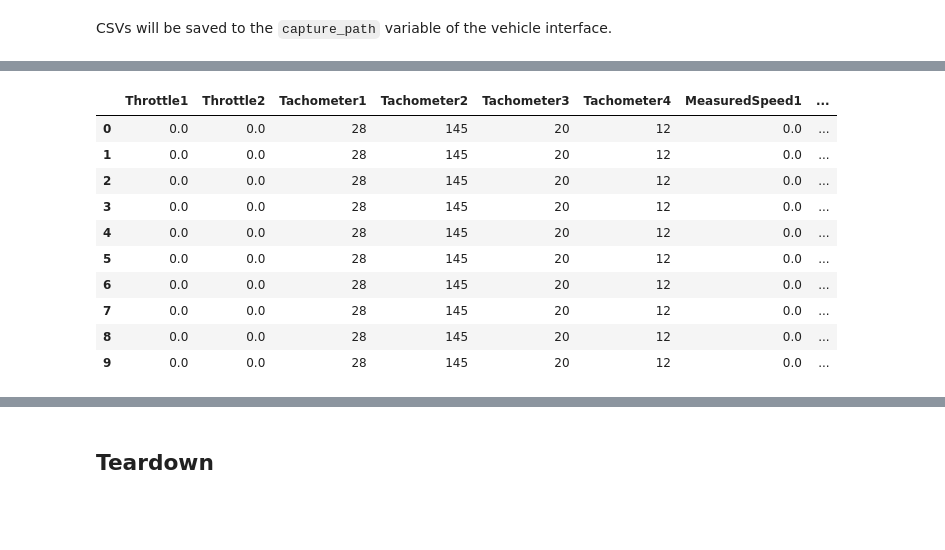
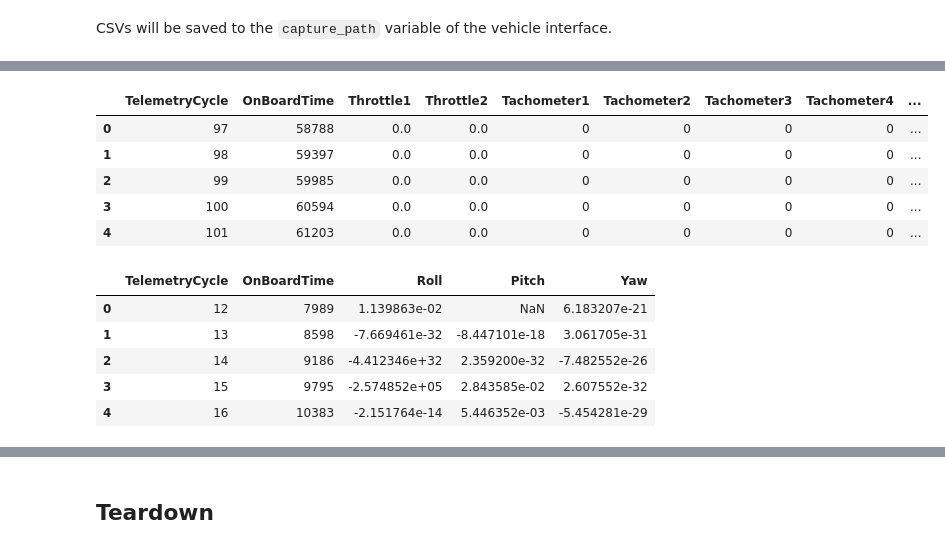
Before and after one commit to nhorro/rover-firmware-ng, a Jupyter notebook: Python/notebooks/RoverDevNotebook.ipynb, the cells around one changed output, grey strips where cells are left out. Drawn from its saved outputs; the diff is of its cells as text; code cells hidden in the pictures; blank space fills up the shorter version.

```diff
--- a/Python/notebooks/RoverDevNotebook.ipynb
+++ b/Python/notebooks/RoverDevNotebook.ipynb
@@ -99,15 +104,20 @@ general_tm_df
 # %%
 motor_control_tm_df = pd.read_csv(os.path.join(vehicle.capture_path,"tctm.telemetry.MotorControlTelemetry.csv"))
-motor_control_tm_df
+motor_control_tm_df.head(5)
 # %% [output]
-|  | Throttle1 | Throttle2 | Tachometer1 | Tachometer2 | Tachometer3 | Tachometer4 | MeasuredSpeed1 | ... |
-| 0 | 0.0 | 0.0 | 28 | 145 | 20 | 12 | 0.0 | ... |
-| 1 | 0.0 | 0.0 | 28 | 145 | 20 | 12 | 0.0 | ... |
-| 2 | 0.0 | 0.0 | 28 | 145 | 20 | 12 | 0.0 | ... |
-| 3 | 0.0 | 0.0 | 28 | 145 | 20 | 12 | 0.0 | ... |
-| 4 | 0.0 | 0.0 | 28 | 145 | 20 | 12 | 0.0 | ... |
-| 5 | 0.0 | 0.0 | 28 | 145 | 20 | 12 | 0.0 | ... |
-| 6 | 0.0 | 0.0 | 28 | 145 | 20 | 12 | 0.0 | ... |
-| 7 | 0.0 | 0.0 | 28 | 145 | 20 | 12 | 0.0 | ... |
-| 8 | 0.0 | 0.0 | 28 | 145 | 20 | 12 | 0.0 | ... |
-| 9 | 0.0 | 0.0 | 28 | 145 | 20 | 12 | 0.0 | ... |
+|  | TelemetryCycle | OnBoardTime | Throttle1 | Throttle2 | Tachometer1 | Tachometer2 | Tachometer3 | Tachometer4 | ... |
+| 0 | 97 | 58788 | 0.0 | 0.0 | 0 | 0 | 0 | 0 | ... |
+| 1 | 98 | 59397 | 0.0 | 0.0 | 0 | 0 | 0 | 0 | ... |
+| 2 | 99 | 59985 | 0.0 | 0.0 | 0 | 0 | 0 | 0 | ... |
+| 3 | 100 | 60594 | 0.0 | 0.0 | 0 | 0 | 0 | 0 | ... |
+| 4 | 101 | 61203 | 0.0 | 0.0 | 0 | 0 | 0 | 0 | ... |
+# %%
+imu_tm_df = pd.read_csv(os.path.join(vehicle.capture_path,"tctm.telemetry.IMUTelemetry.csv"))
+imu_tm_df.head(5)
+# %% [output]
+|  | TelemetryCycle | OnBoardTime | Roll | Pitch | Yaw |
+| 0 | 12 | 7989 | 1.139863e-02 | NaN | 6.183207e-21 |
+| 1 | 13 | 8598 | -7.669461e-32 | -8.447101e-18 | 3.061705e-31 |
+| 2 | 14 | 9186 | -4.412346e+32 | 2.359200e-32 | -7.482552e-26 |
+| 3 | 15 | 9795 | -2.574852e+05 | 2.843585e-02 | 2.607552e-32 |
+| 4 | 16 | 10383 | -2.151764e-14 | 5.446352e-03 | -5.454281e-29 |
```
Also changed, not shown: parts of 8 cells of this notebook, 20 other files.
